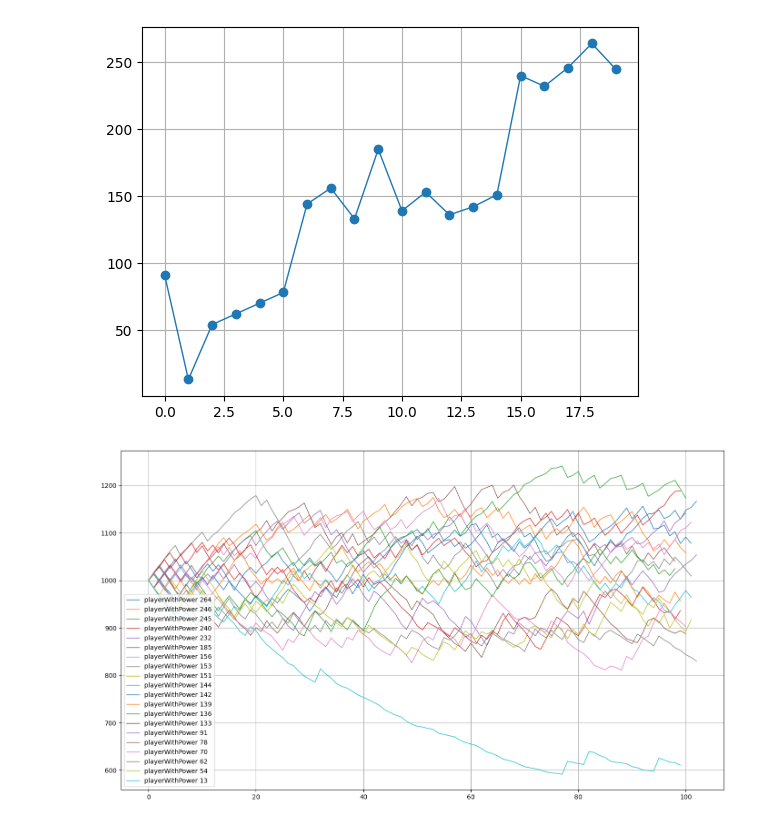
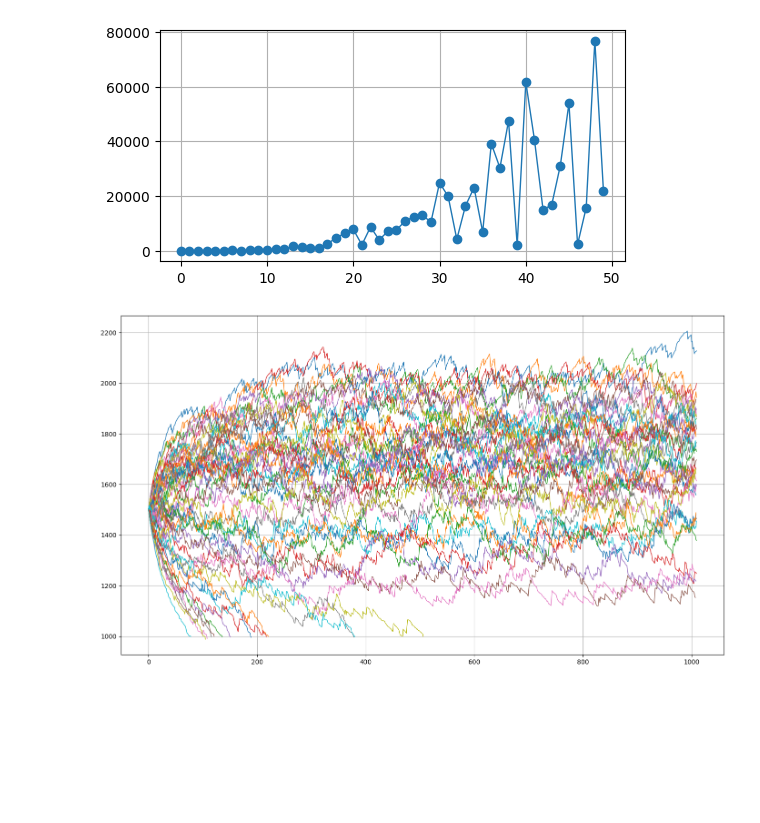
Before and after one commit to Stcwal/sauogfjell, a Jupyter notebook: src/pages/elo/elo-simulering.ipynb, the cells around one changed output. Saved outputs shown, nothing was run; the diff lists cells and outputs as text; code cells hidden in the pictures; blank space fills up the shorter version.

```diff
--- a/src/pages/elo/elo-simulering.ipynb
+++ b/src/pages/elo/elo-simulering.ipynb
@@ -5,19 +5,22 @@ import matplotlib.pyplot as plt
 # Definerer klassen for spillere
 class player:
     def __init__(self, power: int):
-        self.elo = 1000
+        self.elo = 1500
         self.power = power if power > 0 else 0
         self.name = f"playerWithPower {power}"
         self.numMatches = 0
         self.eloHistory = [self.elo]
+        self.qualified = True
 
     def __str__(self):
-        return f"{self.name:<22} Elo: {self.elo:<8} NumMatches: {self.numMatches}"
+        return f"{self.name:<20} Elo: {self.elo:<8} NumMatches: {self.numMatches:<12} Qualified: {self.qualified}"
 
     def completeMatch(self, newElo):
         self.numMatches += 1
         self.elo = newElo
         self.eloHistory.append(newElo)
+        if (self.elo) < 1000:
+            self.qualified = False
 # %%
 # Lager en liste med spillere
 # Spillerne får gradvis høyere power, men det er litt randomisert
@@ -26,18 +29,17 @@ def generatePlayers(numPlayers: int):
     players = []
     powers = []
     for i in range(0, numPlayers):
-        power = np.random.randint(10 * i, 10 * i + 2 * i**2 / numPlayers + 5 * numPlayers)
+        power = np.random.randint(i**2, i**3 + 30)
         players.append(player(power))
         powers.append(power)
 
-
+    plt.figure(figsize=(6, 3))
     plt.plot(powers, marker="o", linewidth=1)
     plt.grid()
     plt.show()
 
     players.sort(key=lambda p: p.power, reverse=True)
 
-
     return players
 # %%
 # Funksjon for å finne to konkurrenter
@@ -104,6 +149,8 @@ def simulateTournament(players, f=400, K = 32, totalNumMatches=1000):
 # %%
-players = generatePlayers(20)
-simulateTournament(players, totalNumMatches=1000)
+players = generatePlayers(50)
 # %% [output]
-[figure, old version]
+[figure, new version]
-[figure, removed]
+# %%
+simulateTournament(players, f=400, K=32, totalNumMatches=20000, disqualify=False)
+# %% [output]
+[figure, added]
```
Also changed, not shown: parts of 6 cells of this notebook.
